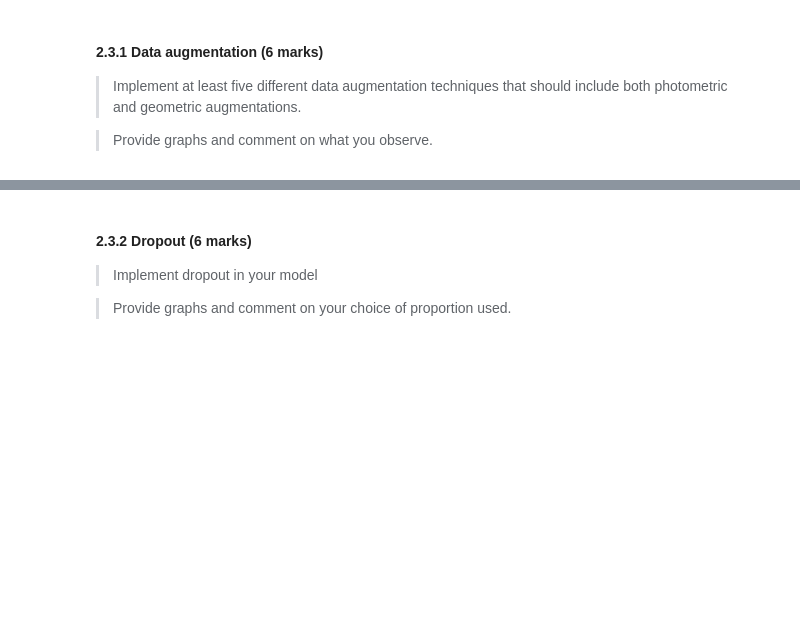
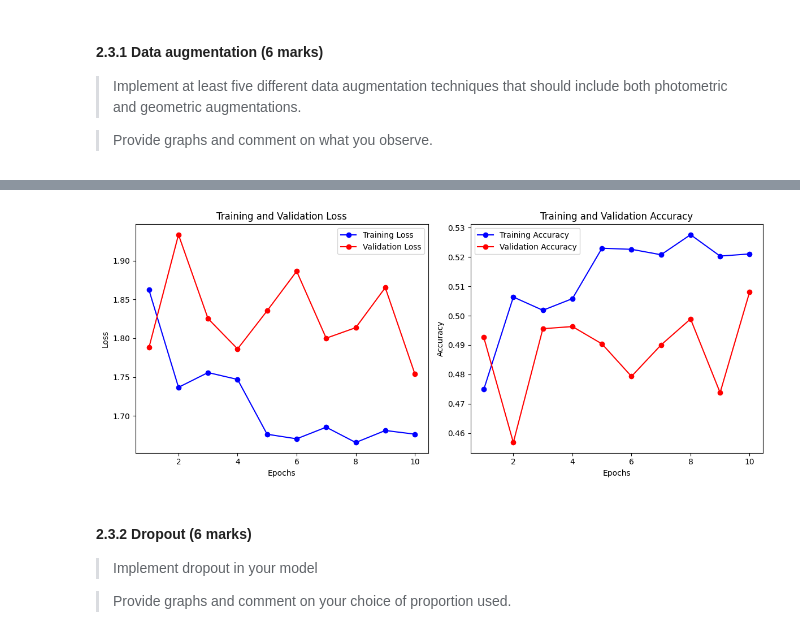
Before and after one commit to Dominique9898/2048, a Jupyter notebook: COMP5625M_assessment2024_problem.ipynb, the cells around one changed output, grey strips where cells are left out. Drawn from its saved outputs; the diff is of its cells as text; code cells hidden in the pictures; blank space fills up the shorter version.

```diff
--- a/COMP5625M_assessment2024_problem.ipynb
+++ b/COMP5625M_assessment2024_problem.ipynb
@@ -256,0 +719,20 @@ Using your (final) CNN model perform the strategies below to avoid overfitting p
+# %%
+# Your code here!
+augmentation_transforms = transforms.Compose([
+    transforms.Resize((64, 64)),              # Resize images to 64x64
+    transforms.RandomHorizontalFlip(),        # Horizontal flip
+    transforms.RandomRotation(10),            # Rotate by 10 degrees
+    transforms.RandomResizedCrop(64, scale=(0.8, 1.0)),  # Random crop and resize back to 64x64
+    transforms.ColorJitter(brightness=0.2, contrast=0.2, saturation=0.2),  # Color jitter
+    transforms.RandomAffine(degrees=0, translate=(0.1, 0.1)),  # Random translation
+    transforms.Normalize((0.5, 0.5, 0.5),(0.5, 0.5, 0.5)),
+    transforms.ToTensor(),                    # Convert images to PyTorch tensors
+])
+dataset_with_aug = TinyImage30Dataset(base_dir=base_dir, class_to_idx=class_to_idx, transform = augmentation_transforms)
+dataset_with_aug.split_train_valid(test_ratio=0.2)
+cnn_model_with_aug = CNNModel()
+
+cnn_with_aug_trainer = Trainer(dataset_with_aug, cnn_model_with_aug, save_model=True, model_file_name='best_cnn_model_with_aug')
+cnn_with_aug_trainer.train(0.001)
+cnn_with_aug_trainer.draw_metrics()
+# %% [output]
@@ -257,3 +752,4 @@ Using your (final) CNN model perform the strategies below to avoid overfitting p
+[figure, added]
 # %% [markdown]
 #### 2.3.2 Dropout (6 marks)
 
```
Also changed, not shown: parts of 46 cells of this notebook.
